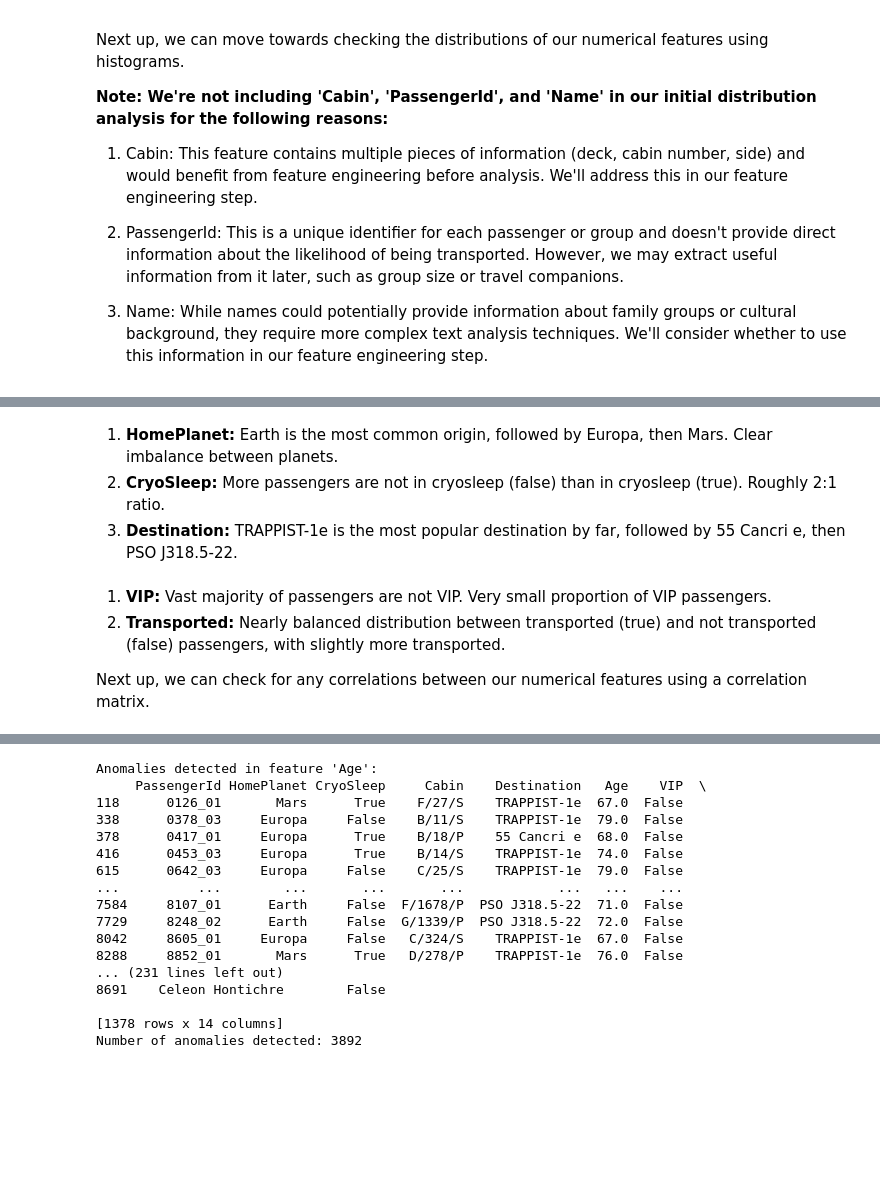
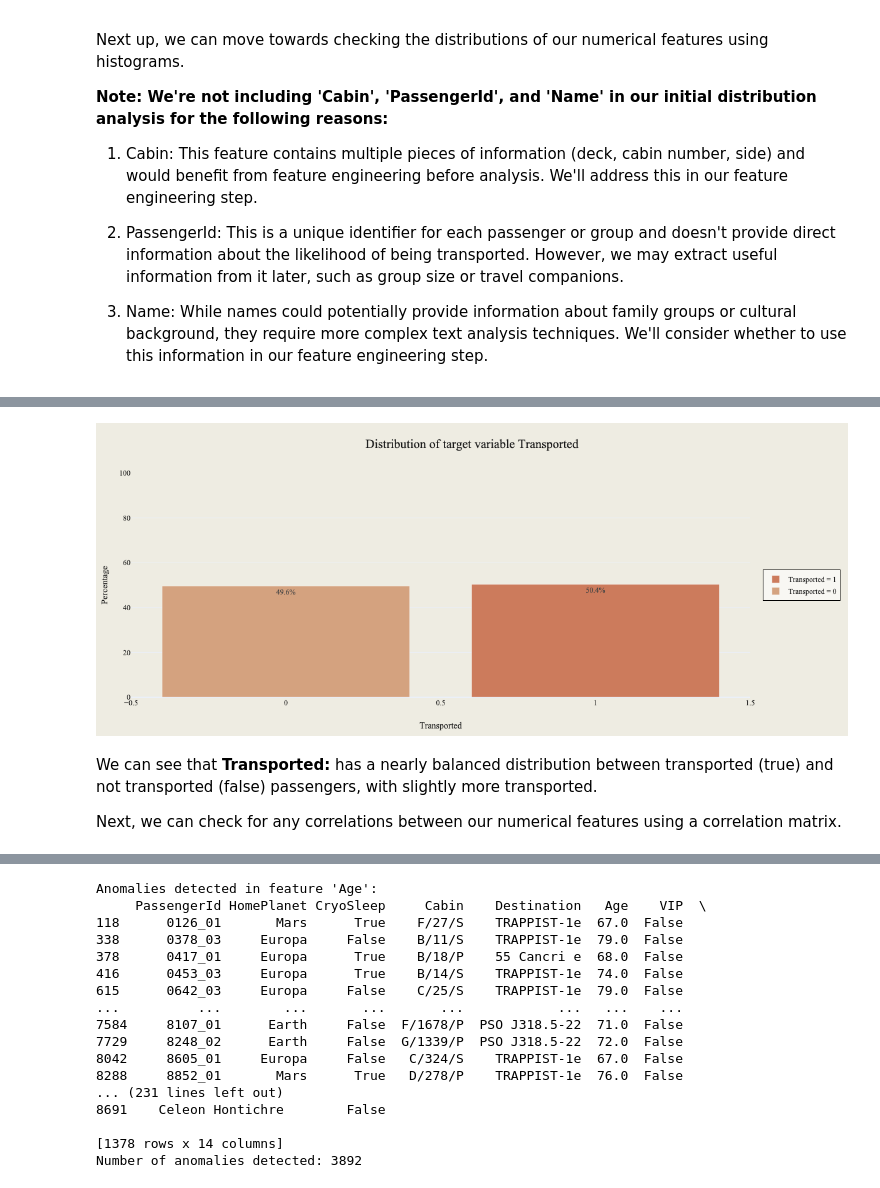
Before and after one commit to vytautas-bunevicius/kaggle-spaceship-titanic, a Jupyter notebook: notebooks/spaceship_titanic_analysis.ipynb, the cells around one changed output, grey strips where cells are left out. Saved outputs shown, nothing was run; the diff lists cells and outputs as text; code cells hidden in the pictures; blank space fills up the shorter version.

```diff
--- a/notebooks/spaceship_titanic_analysis.ipynb
+++ b/notebooks/spaceship_titanic_analysis.ipynb
@@ -284,5 +349 @@ plot_combined_bar_charts(
 )
-# %% [markdown]
-1. **HomePlanet:** Earth is the most common origin, followed by Europa, then Mars. Clear imbalance between planets.
-2. **CryoSleep:** More passengers are not in cryosleep (false) than in cryosleep (true). Roughly 2:1 ratio.
-3. **Destination:** TRAPPIST-1e is the most popular destination by far, followed by 55 Cancri e, then PSO J318.5-22.
@@ -295,8 +350,11 @@ plot_combined_bar_charts(
+# %%
+Image(filename="../images/target_distribution.png")
+# %% [output]
+[figure, added]
 # %% [markdown]
-1. **VIP:** Vast majority of passengers are not VIP. Very small proportion of VIP passengers.
-2. **Transported:** Nearly balanced distribution between transported (true) and not transported (false) passengers, with slightly more transported.
+We can see that **Transported:** has a nearly balanced distribution between transported (true) and not transported (false) passengers, with slightly more transported.
 
-Next up, we can check for any correlations between our numerical features using a correlation matrix.
+Next, we can check for any correlations between our numerical features using a correlation matrix.
 # %%
 plot_correlation_matrix(
     train_data_cleaned, numerical_features, save_path="../images/correlation_matrix.png"
```
Also changed, not shown: parts of 23 cells of this notebook, 9 other files.
